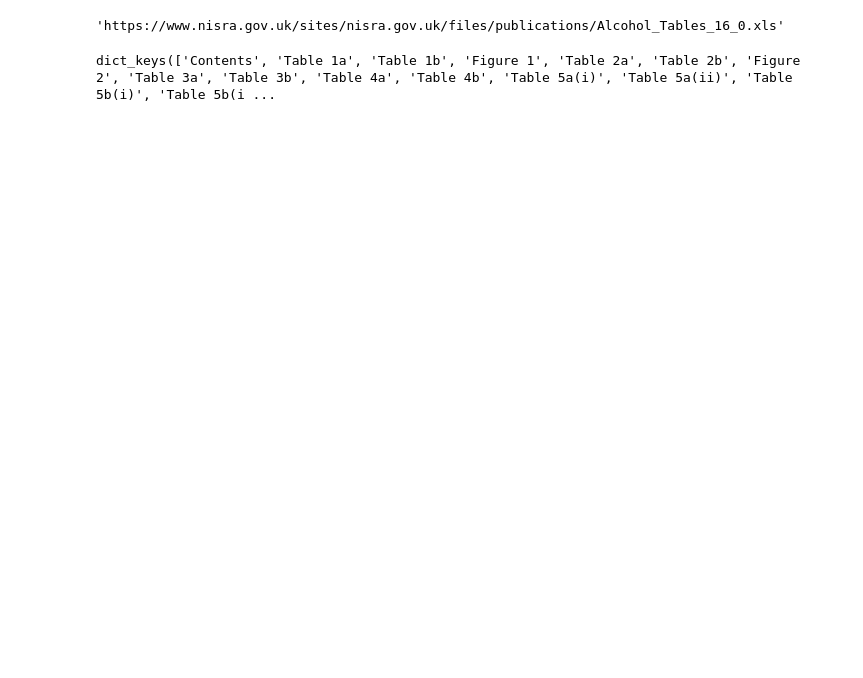
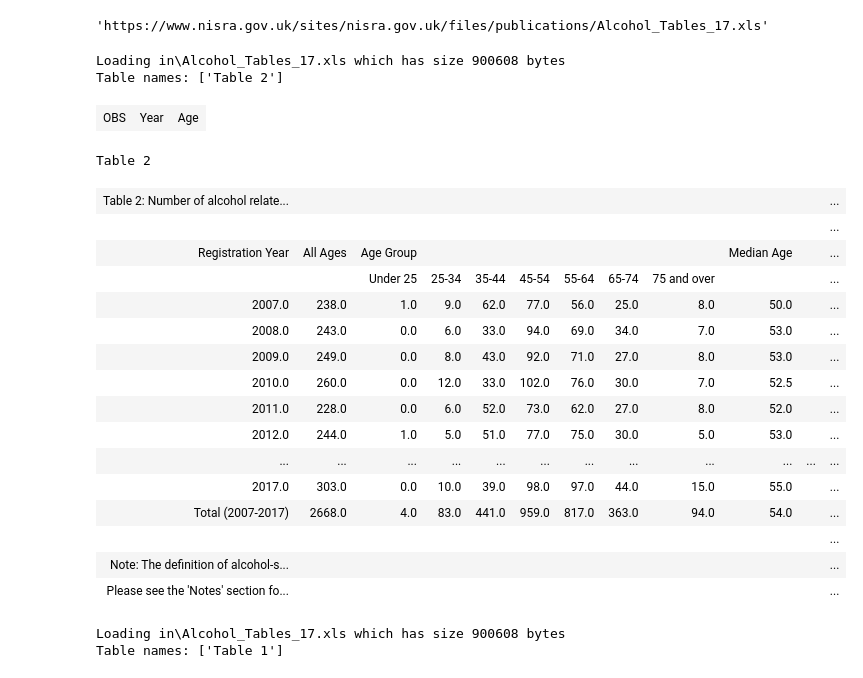
Before and after one commit to GSS-Cogs/NISRA-alcohol-deaths, a Jupyter notebook: main.ipynb, the cells around one changed output. Saved outputs shown, nothing was run; the diff lists cells and outputs as text; code cells hidden in the pictures; blank space fills up the shorter version.

```diff
--- a/main.ipynb
+++ b/main.ipynb
@@ -1,14 +1,9 @@
 # %%
 from gssutils import *
 
-scraper = Scraper('https://www.nisra.gov.uk/publications/alcohol-related-deaths-2006-2016')
+scraper = Scraper('https://www.nisra.gov.uk/publications/alcohol-related-deaths-2007-2017')
 scraper.distribution(
-    title='Alcohol Related Deaths Tables 2006-2016'
+    title='Alcohol Related Deaths Tables 2007- 2017'
 ).downloadURL
 # %% [output]
-'https://www.nisra.gov.uk/sites/nisra.gov.uk/files/publications/Alcohol_Tables_16_0.xls'
+'https://www.nisra.gov.uk/sites/nisra.gov.uk/files/publications/Alcohol_Tables_17.xls'
-# %%
-sheets = {s.name: s for s in scraper.distribution().as_databaker()}
-sheets.keys()
-# %% [output]
-dict_keys(['Contents', 'Table 1a', 'Table 1b', 'Figure 1', 'Table 2a', 'Table 2b', 'Figure 2', 'Table 3a', 'Table 3b', 'Table 4a', 'Table 4b', 'Table 5a(i)', 'Table 5a(ii)', 'Table 5b(i)', 'Table 5b(i ...
@@ -31,0 +10,24 @@ for tab_name, notebook in [
+# %%
+if is_interactive():
+    import requests
+    from cachecontrol import CacheControl
+    from cachecontrol.caches.file_cache import FileCache
+    from cachecontrol.heuristics import LastModified
+    from pathlib import Path
+
+    session = CacheControl(requests.Session(),
+                           cache=FileCache('.cache'),
+                           heuristic=LastModified())
+
+    sourceFolder = Path('in')
+    sourceFolder.mkdir(exist_ok=True)
+
+    inputURL = 'https://www.nisra.gov.uk/sites/nisra.gov.uk/files/publications/Alcohol_Tables_17.xls'
+    inputFile = sourceFolder / 'Alcohol_Tables_17.xls'
+    response = session.get(inputURL)
+    with open(inputFile, 'wb') as f:
+      f.write(response.content)
+    tab = loadxlstabs(inputFile, sheetids='Table 2')[0]
+# %% [output]
+Loading in\Alcohol_Tables_17.xls which has size 900608 bytes
+Table names: ['Table 2']
@@ -31,0 +36,38 @@ for tab_name, notebook in [
+# %%
+cell = tab.filter('Registration Year')
+age = cell.fill(RIGHT).is_not_blank().is_not_blank().is_not_whitespace() |\
+        cell.shift(0,1).fill(RIGHT).is_not_blank().is_not_whitespace()
+Year = cell.fill(DOWN).is_not_blank().is_not_whitespace()
+observations = Year.fill(RIGHT).is_not_blank().is_not_whitespace()
+Dimensions = [
+            HDim(Year,'Year',DIRECTLY,LEFT),
+            HDim(age, 'Age',DIRECTLY,ABOVE),
+            HDimConst('Measure Type', 'Count'),
+            HDimConst('Unit','People'),
+            HDimConst('Sex', 'T'),
+            HDimConst('Underlying Cause of Death', 'all-alcohol-related-deaths'),
+            HDimConst('Health and Social Care Trust', 'all')
+            ]
+c1 = ConversionSegment(observations, Dimensions, processTIMEUNIT=True)
+if is_interactive():
+    savepreviewhtml(c1)
+table = c1.topandas()
+# %% [output]
+| OBS | Year | Age |
+Table 2
+| Table 2: Number of alcohol relate... |  |  |  |  |  |  |  |  |  |  | ... |
+|  |  |  |  |  |  |  |  |  |  |  | ... |
+| Registration Year | All Ages | Age Group |  |  |  |  |  |  | Median Age |  | ... |
+|  |  | Under 25 | 25-34 | 35-44 | 45-54 | 55-64 | 65-74 | 75 and over |  |  | ... |
+| 2007.0 | 238.0 | 1.0 | 9.0 | 62.0 | 77.0 | 56.0 | 25.0 | 8.0 | 50.0 |  | ... |
+| 2008.0 | 243.0 | 0.0 | 6.0 | 33.0 | 94.0 | 69.0 | 34.0 | 7.0 | 53.0 |  | ... |
+| 2009.0 | 249.0 | 0.0 | 8.0 | 43.0 | 92.0 | 71.0 | 27.0 | 8.0 | 53.0 |  | ... |
+| 2010.0 | 260.0 | 0.0 | 12.0 | 33.0 | 102.0 | 76.0 | 30.0 | 7.0 | 52.5 |  | ... |
+| 2011.0 | 228.0 | 0.0 | 6.0 | 52.0 | 73.0 | 62.0 | 27.0 | 8.0 | 52.0 |  | ... |
+| 2012.0 | 244.0 | 1.0 | 5.0 | 51.0 | 77.0 | 75.0 | 30.0 | 5.0 | 53.0 |  | ... |
+| ... | ... | ... | ... | ... | ... | ... | ... | ... | ... | ... | ... |
+| 2017.0 | 303.0 | 0.0 | 10.0 | 39.0 | 98.0 | 97.0 | 44.0 | 15.0 | 55.0 |  | ... |
+| Total (2007-2017) | 2668.0 | 4.0 | 83.0 | 441.0 | 959.0 | 817.0 | 363.0 | 94.0 | 54.0 |  | ... |
+|  |  |  |  |  |  |  |  |  |  |  | ... |
+| Note: The definition of alcohol-s... |  |  |  |  |  |  |  |  |  |  | ... |
+| Please see the 'Notes' section fo... |  |  |  |  |  |  |  |  |  |  | ... |
@@ -31,0 +105,5 @@ for tab_name, notebook in [
+# %%
+tab1 = loadxlstabs(inputFile, sheetids='Table 1')[0]
+# %% [output]
+Loading in\Alcohol_Tables_17.xls which has size 900608 bytes
+Table names: ['Table 1']
```
Also changed, not shown: parts of 32 cells of this notebook, 7 other files.
